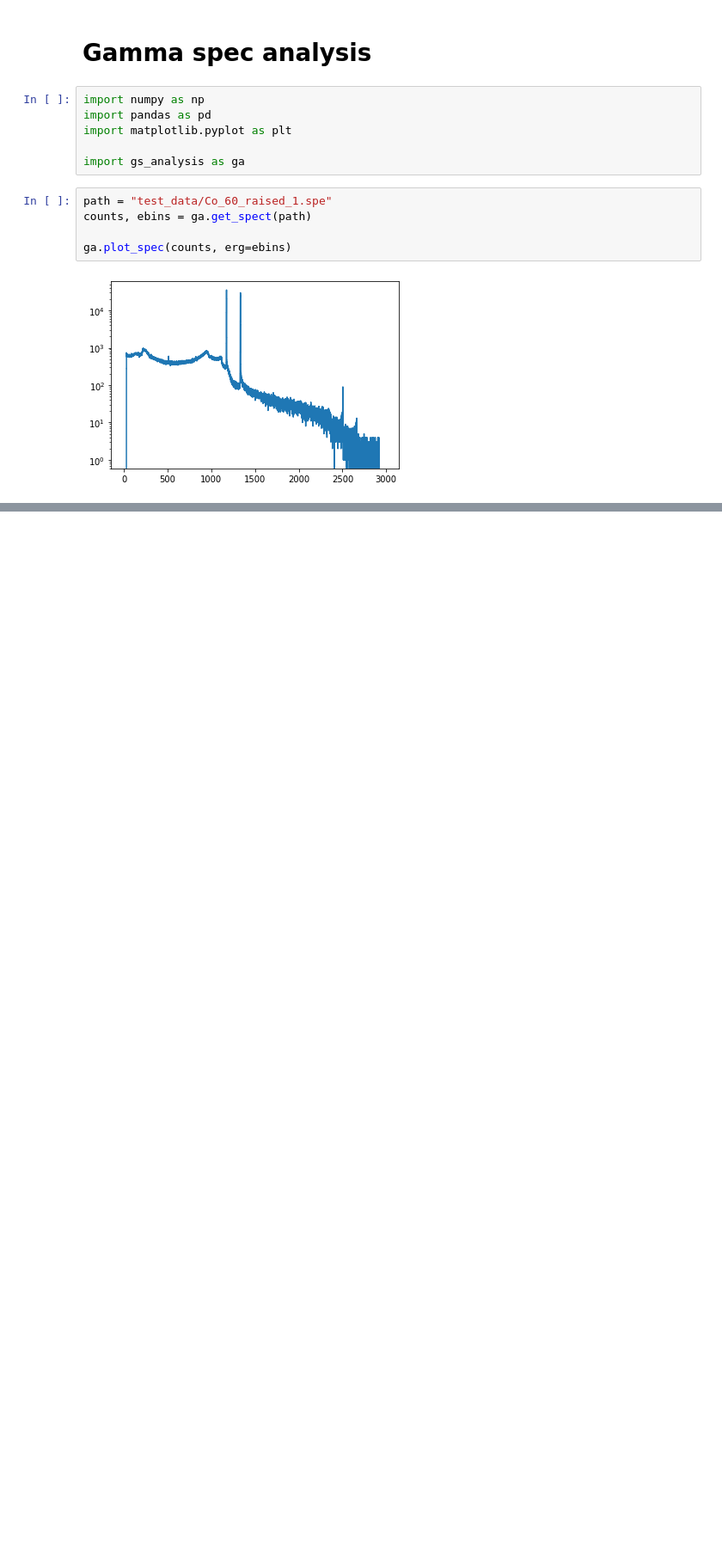
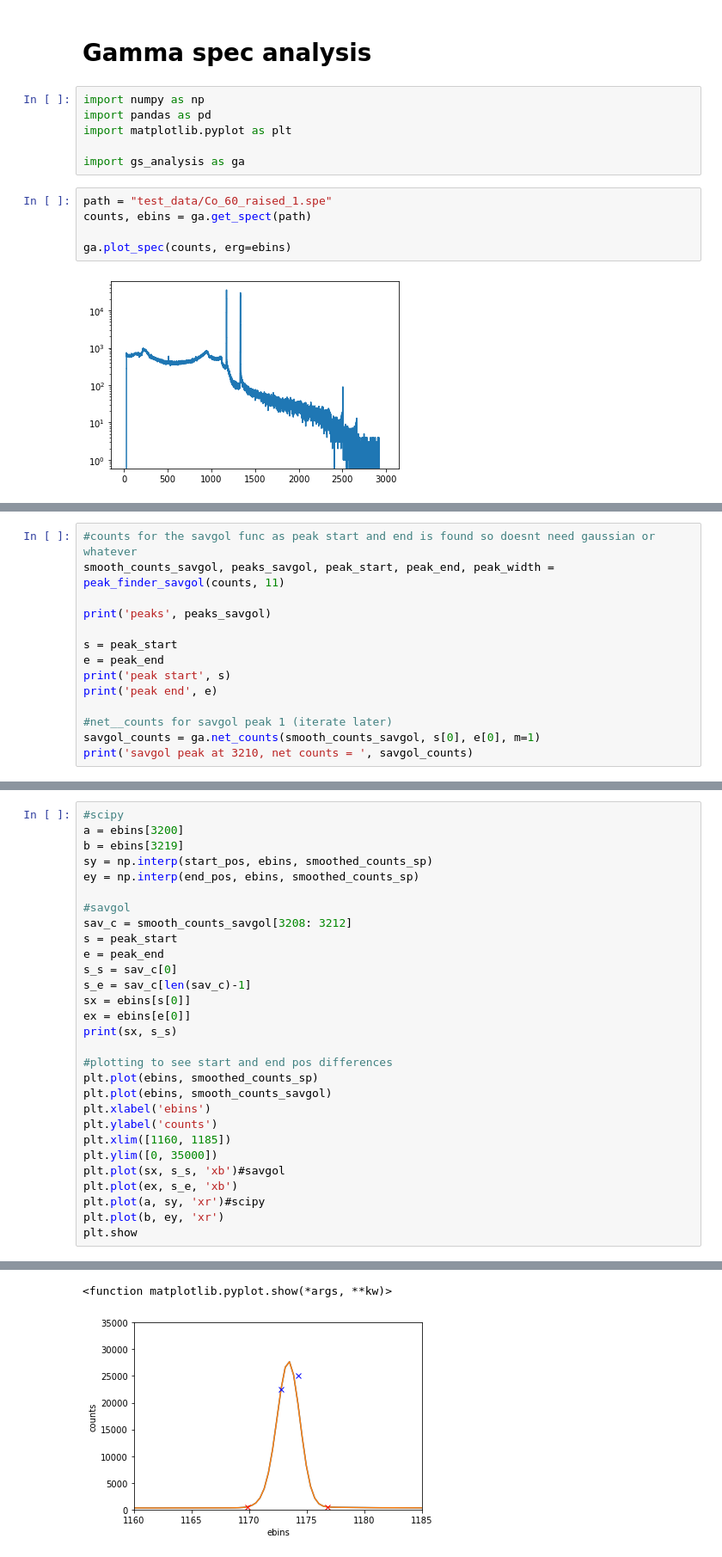
Before and after one commit to py1sl/gamma_spec_analysis, a Jupyter notebook: peak_find_testing.ipynb, the cells around one changed output, grey strips where cells are left out. Shown: that part at 86% size. Saved outputs shown, nothing was run; the diff lists cells and outputs as text; blank space fills up the shorter version.

```diff
--- a/peak_find_testing.ipynb
+++ b/peak_find_testing.ipynb
@@ -15,0 +121,14 @@ ga.plot_spec(counts, erg=ebins)
+# %%
+#counts for the savgol func as peak start and end is found so doesnt need gaussian or whatever
+smooth_counts_savgol, peaks_savgol, peak_start, peak_end, peak_width = peak_finder_savgol(counts, 11)
+
+print('peaks', peaks_savgol)
+
+s = peak_start
+e = peak_end
+print('peak start', s)
+print('peak end', e)
+
+#net__counts for savgol peak 1 (iterate later)
+savgol_counts = ga.net_counts(smooth_counts_savgol, s[0], e[0], m=1)
+print('savgol peak at 3210, net counts = ', savgol_counts)
@@ -15,0 +214,30 @@ ga.plot_spec(counts, erg=ebins)
+# %%
+#scipy
+a = ebins[3200]
+b = ebins[3219]
+sy = np.interp(start_pos, ebins, smoothed_counts_sp)
+ey = np.interp(end_pos, ebins, smoothed_counts_sp)
+
+#savgol
+sav_c = smooth_counts_savgol[3208: 3212]
+s = peak_start
+e = peak_end
+s_s = sav_c[0]
+s_e = sav_c[len(sav_c)-1]
+sx = ebins[s[0]]
+ex = ebins[e[0]]
+print(sx, s_s)
+
+#plotting to see start and end pos differences
+plt.plot(ebins, smoothed_counts_sp)
+plt.plot(ebins, smooth_counts_savgol)
+plt.xlabel('ebins')
+plt.ylabel('counts')
+plt.xlim([1160, 1185])
+plt.ylim([0, 35000])
+plt.plot(sx, s_s, 'xb')#savgol
+plt.plot(ex, s_e, 'xb')
+plt.plot(a, sy, 'xr')#scipy
+plt.plot(b, ey, 'xr')
+plt.show
+# %% [output]
@@ -15,0 +247,2 @@ ga.plot_spec(counts, erg=ebins)
+<function matplotlib.pyplot.show(*args, **kw)>
+[figure, added]
```
Also changed, not shown: parts of 19 cells of this notebook, 4 other files.
